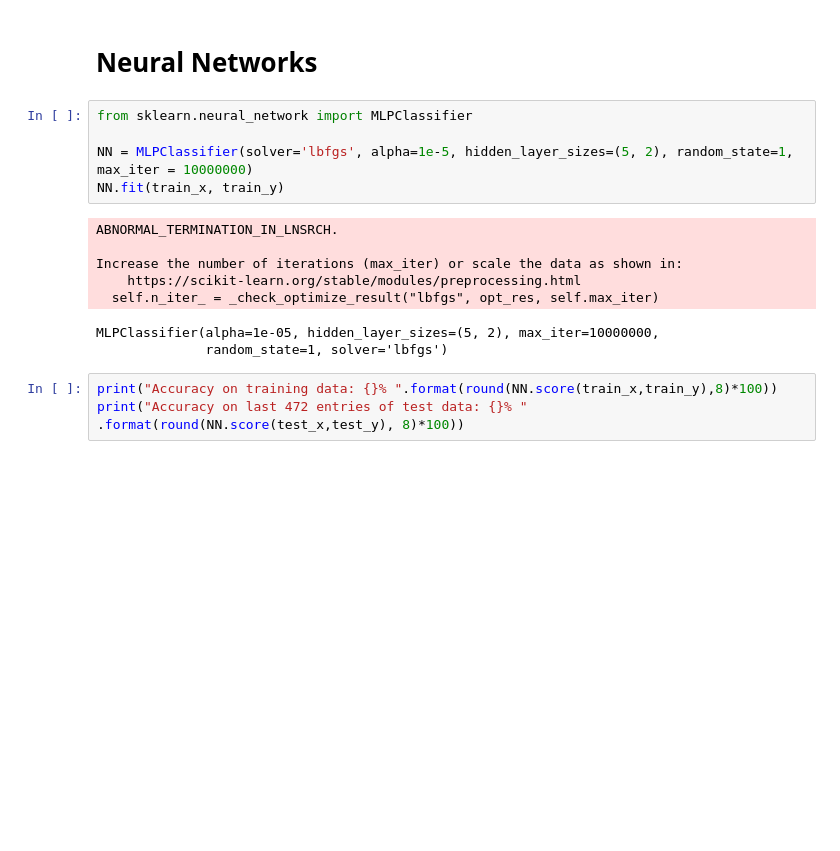
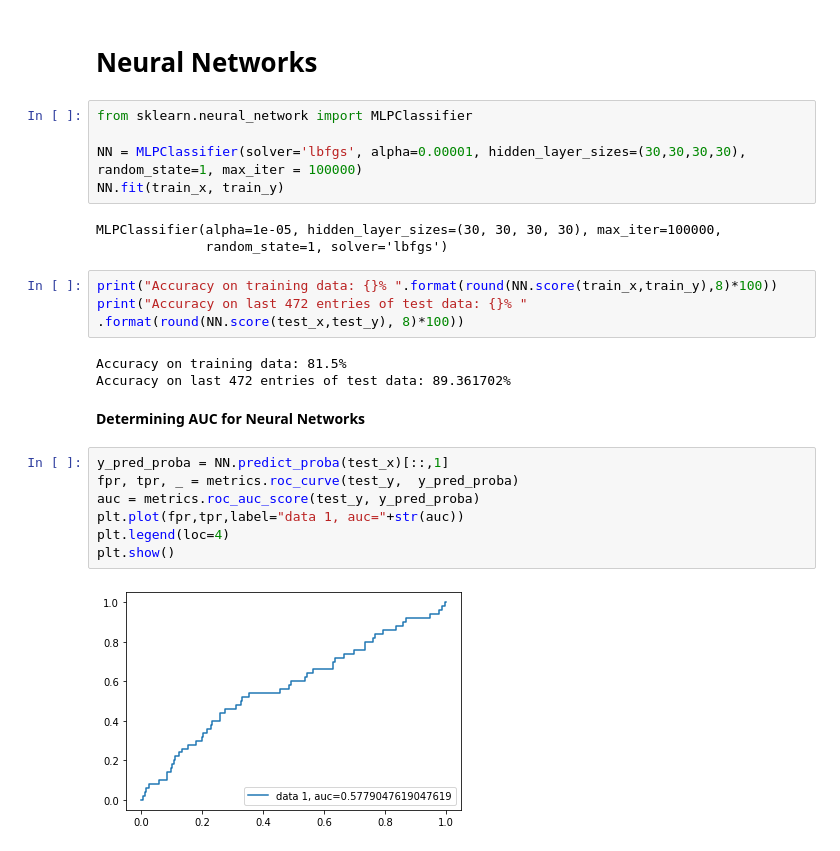
Before and after one commit to ashinsabu/attrition-classification, a Jupyter notebook: Atrrition Classification.ipynb, the cells around one changed output. Cells and saved outputs as stored; diff of their text form; blank space fills up the shorter version.

Commit message:
Neural network and final conclusion notes

```diff
--- a/Atrrition Classification.ipynb
+++ b/Atrrition Classification.ipynb
@@ -318,16 +309,25 @@ plt.show()
 # %%
 from sklearn.neural_network import MLPClassifier
 
-NN = MLPClassifier(solver='lbfgs', alpha=1e-5, hidden_layer_sizes=(5, 2), random_state=1, max_iter = 10000000)
+NN = MLPClassifier(solver='lbfgs', alpha=0.00001, hidden_layer_sizes=(30,30,30,30), random_state=1, max_iter = 100000)
 NN.fit(train_x, train_y)
 # %% [output]
-ABNORMAL_TERMINATION_IN_LNSRCH.
-
-Increase the number of iterations (max_iter) or scale the data as shown in:
-    https://scikit-learn.org/stable/modules/preprocessing.html
-  self.n_iter_ = _check_optimize_result("lbfgs", opt_res, self.max_iter)
+MLPClassifier(alpha=1e-05, hidden_layer_sizes=(30, 30, 30, 30), max_iter=100000,
+              random_state=1, solver='lbfgs')
-MLPClassifier(alpha=1e-05, hidden_layer_sizes=(5, 2), max_iter=10000000,
-              random_state=1, solver='lbfgs')
 # %%
 print("Accuracy on training data: {}% ".format(round(NN.score(train_x,train_y),8)*100))
 print("Accuracy on last 472 entries of test data: {}% " .format(round(NN.score(test_x,test_y), 8)*100))
+# %% [output]
+Accuracy on training data: 81.5%
+Accuracy on last 472 entries of test data: 89.361702%
+# %% [markdown]
+**Determining AUC for Neural Networks**
+# %%
+y_pred_proba = NN.predict_proba(test_x)[::,1]
+fpr, tpr, _ = metrics.roc_curve(test_y,  y_pred_proba)
+auc = metrics.roc_auc_score(test_y, y_pred_proba)
+plt.plot(fpr,tpr,label="data 1, auc="+str(auc))
+plt.legend(loc=4)
+plt.show()
+# %% [output]
+[figure, added]
```
Also changed, not shown: parts of 5 cells of this notebook.
